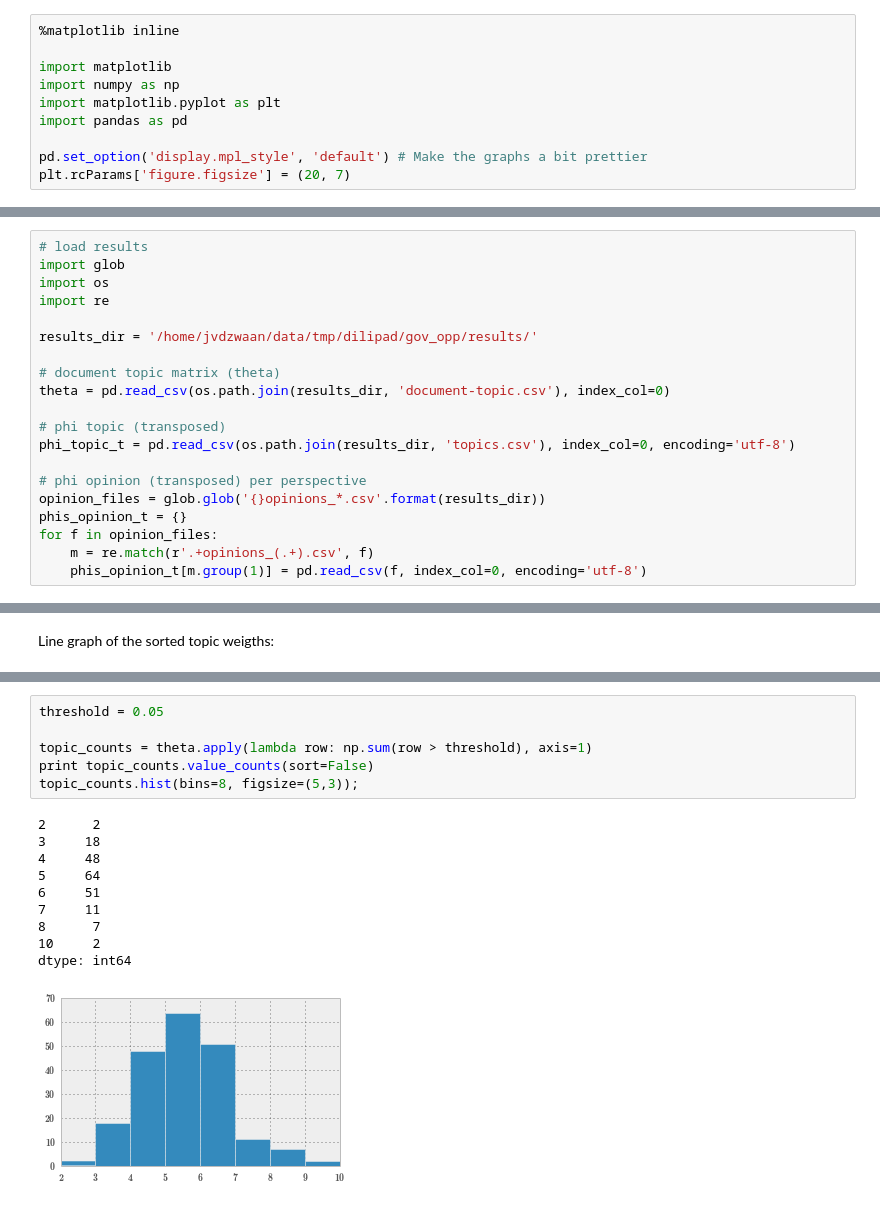
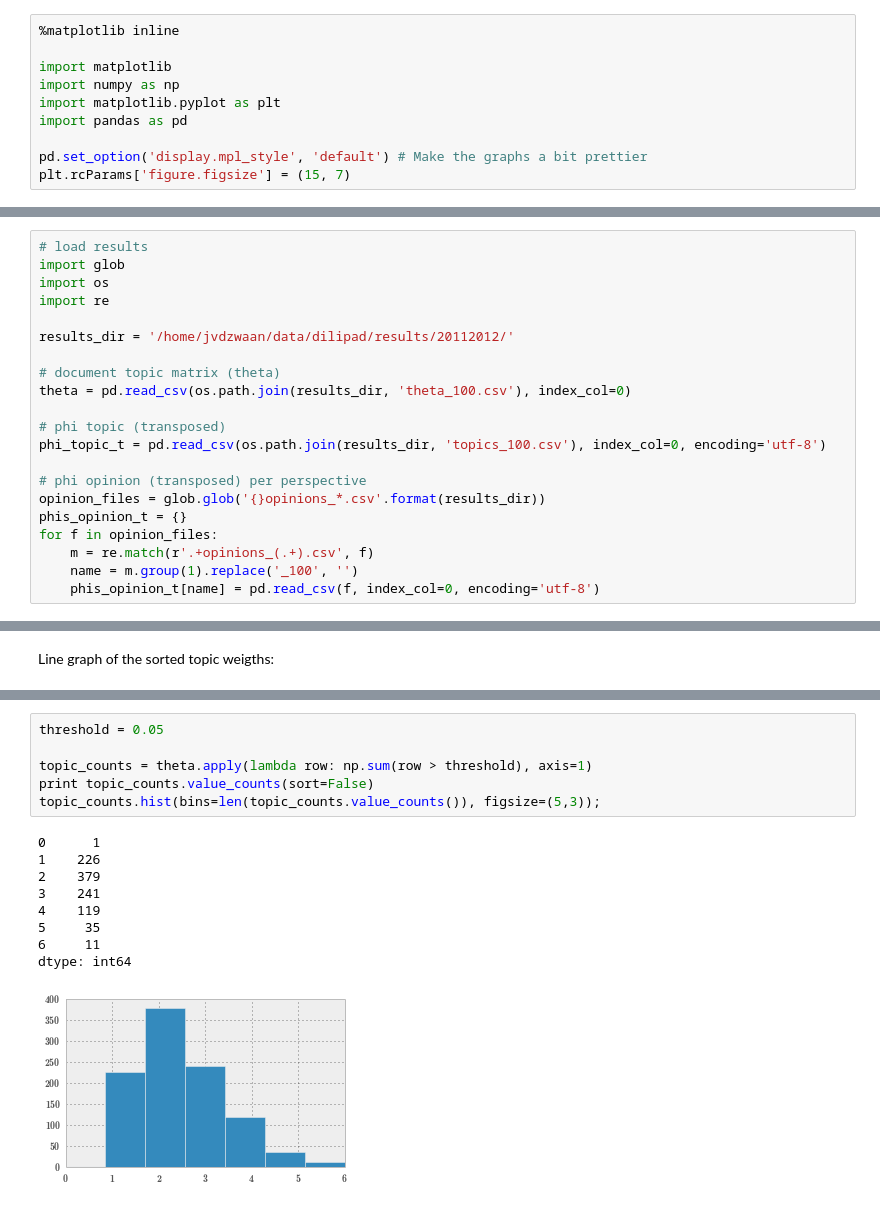
Before and after one commit to jvdzwaan/dilipad, a Jupyter notebook: View_CPT_results.ipynb, the cells around one changed output, grey strips where cells are left out. Cells and saved outputs as stored; diff of their text form.

Commit message:
Visualize CPT results for 20112012 data

```diff
--- a/View_CPT_results.ipynb
+++ b/View_CPT_results.ipynb
@@ -9,4 +9,4 @@ import matplotlib.pyplot as plt
 import pandas as pd
 
 pd.set_option('display.mpl_style', 'default') # Make the graphs a bit prettier
-plt.rcParams['figure.figsize'] = (20, 7)
+plt.rcParams['figure.figsize'] = (15, 7)
@@ -16,18 +50,19 @@ import glob
 import os
 import re
 
-results_dir = '/home/jvdzwaan/data/tmp/dilipad/gov_opp/results/'
+results_dir = '/home/jvdzwaan/data/dilipad/results/20112012/'
 
 # document topic matrix (theta)
-theta = pd.read_csv(os.path.join(results_dir, 'document-topic.csv'), index_col=0)
+theta = pd.read_csv(os.path.join(results_dir, 'theta_100.csv'), index_col=0)
 
 # phi topic (transposed)
-phi_topic_t = pd.read_csv(os.path.join(results_dir, 'topics.csv'), index_col=0, encoding='utf-8')
+phi_topic_t = pd.read_csv(os.path.join(results_dir, 'topics_100.csv'), index_col=0, encoding='utf-8')
 
 # phi opinion (transposed) per perspective
 opinion_files = glob.glob('{}opinions_*.csv'.format(results_dir))
 phis_opinion_t = {}
 for f in opinion_files:
     m = re.match(r'.+opinions_(.+).csv', f)
-    phis_opinion_t[m.group(1)] = pd.read_csv(f, index_col=0, encoding='utf-8')
+    name = m.group(1).replace('_100', '')
+    phis_opinion_t[name] = pd.read_csv(f, index_col=0, encoding='utf-8')
 # %% [markdown]
@@ -60,18 +95,17 @@ The number of topics per document is calculated by counting the number of topic
 # %%
 threshold = 0.05
 
 topic_counts = theta.apply(lambda row: np.sum(row > threshold), axis=1)
 print topic_counts.value_counts(sort=False)
-topic_counts.hist(bins=8, figsize=(5,3));
+topic_counts.hist(bins=len(topic_counts.value_counts()), figsize=(5,3));
 # %% [output]
-2      2
-3     18
-4     48
-5     64
-6     51
-7     11
-8      7
-10     2
+0      1
+1    226
+2    379
+3    241
+4    119
+5     35
+6     11
 dtype: int64
-[figure, old version]
+[figure, new version]
 # %% [markdown]
```
Also changed, not shown: parts of 16 cells of this notebook.
